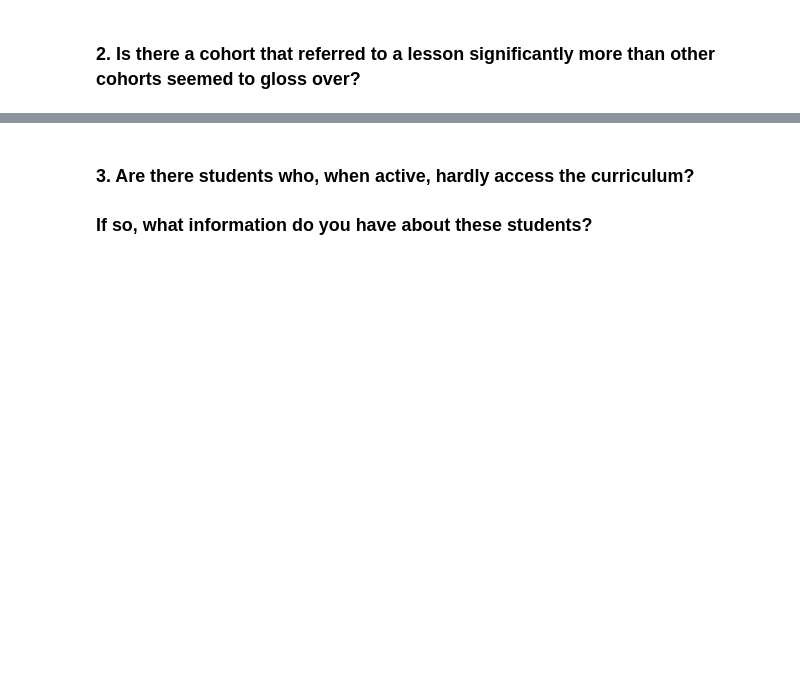
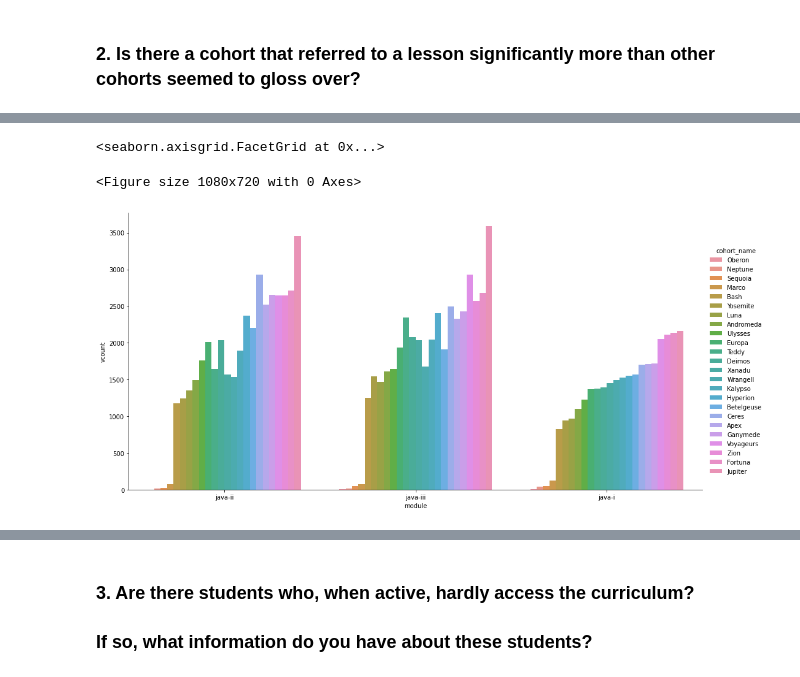
Before and after one commit to best-anamoly-detection-group-project/detection_project, a Jupyter notebook: final_report.ipynb, the cells around one changed output, grey strips where cells are left out. Drawn from its saved outputs; the diff is of its cells as text; code cells hidden in the pictures; blank space fills up the shorter version.

```diff
--- a/final_report.ipynb
+++ b/final_report.ipynb
@@ -218,0 +223,15 @@ Take away:
+# %%
+# Filter the dataset down to only current students
+current_student = (df.index > df.start_date) & (df.index < df.end_date)
+current = df[current_student]
+
+# Filter further to only include java modules since they were the easiest to pick out
+current.dropna(subset='module')
+mods = current.module.unique().tolist()
+mods.remove(None)
+mods = [col for col in mods if 'java-' in col]
+current = current[current.module.isin(mods)]
+
+# Another filter to reduce noise
+current= current[current.program !='Data Science']
+current = current[current.module != 'java-1']
@@ -218,0 +240,4 @@ Take away:
+# %%
+# Show popularity of java modules per cohort
+a = current.groupby('cohort_name').module.value_counts().rename('vcount')
+a
@@ -218,0 +258,8 @@ Take away:
+# %%
+a = a.reset_index() # Prepare for plotting
+plt.figure(figsize=(15,10))
+sns.catplot(kind= 'bar', data=a.sort_values(by='vcount'), x='module', y='vcount', hue='cohort_name', height=7, aspect=2)
+# %% [output]
+<seaborn.axisgrid.FacetGrid at 0x...>
+<Figure size 1080x720 with 0 Axes>
+[figure, added]
```
Also changed, not shown: parts of 8 cells of this notebook.
